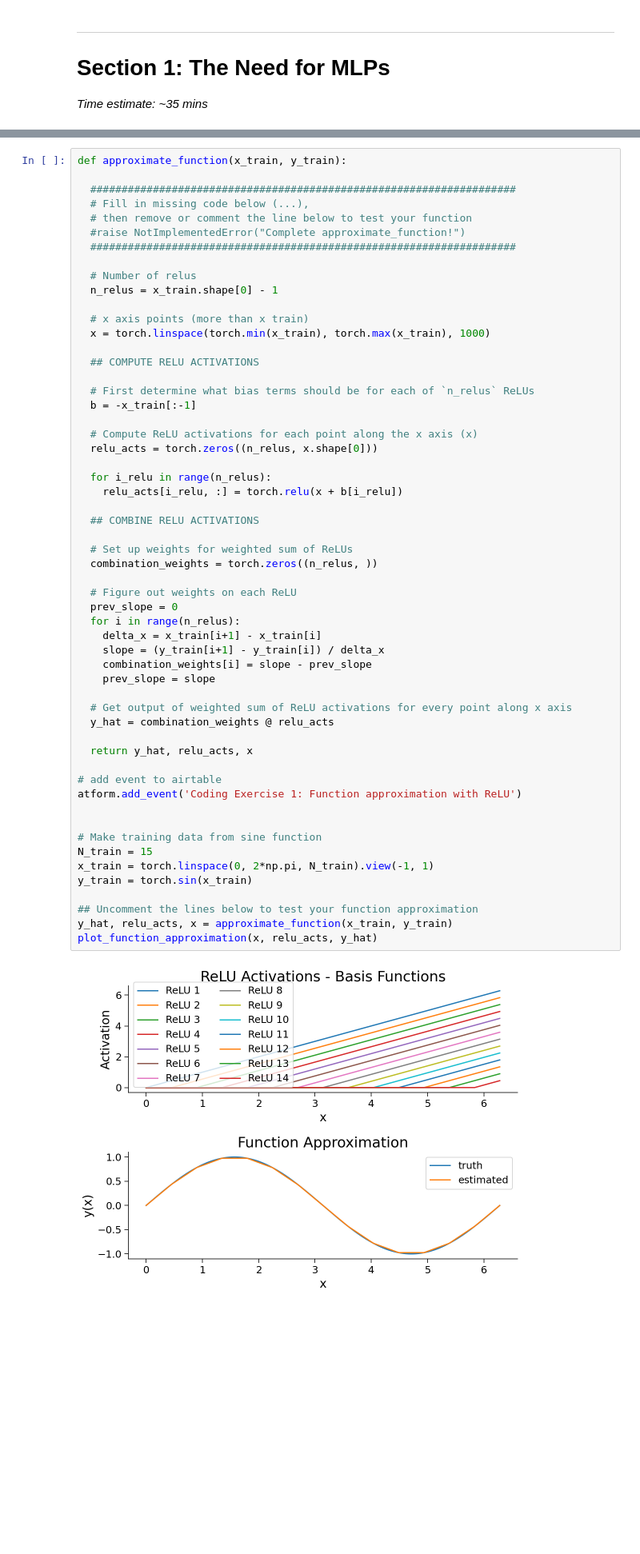
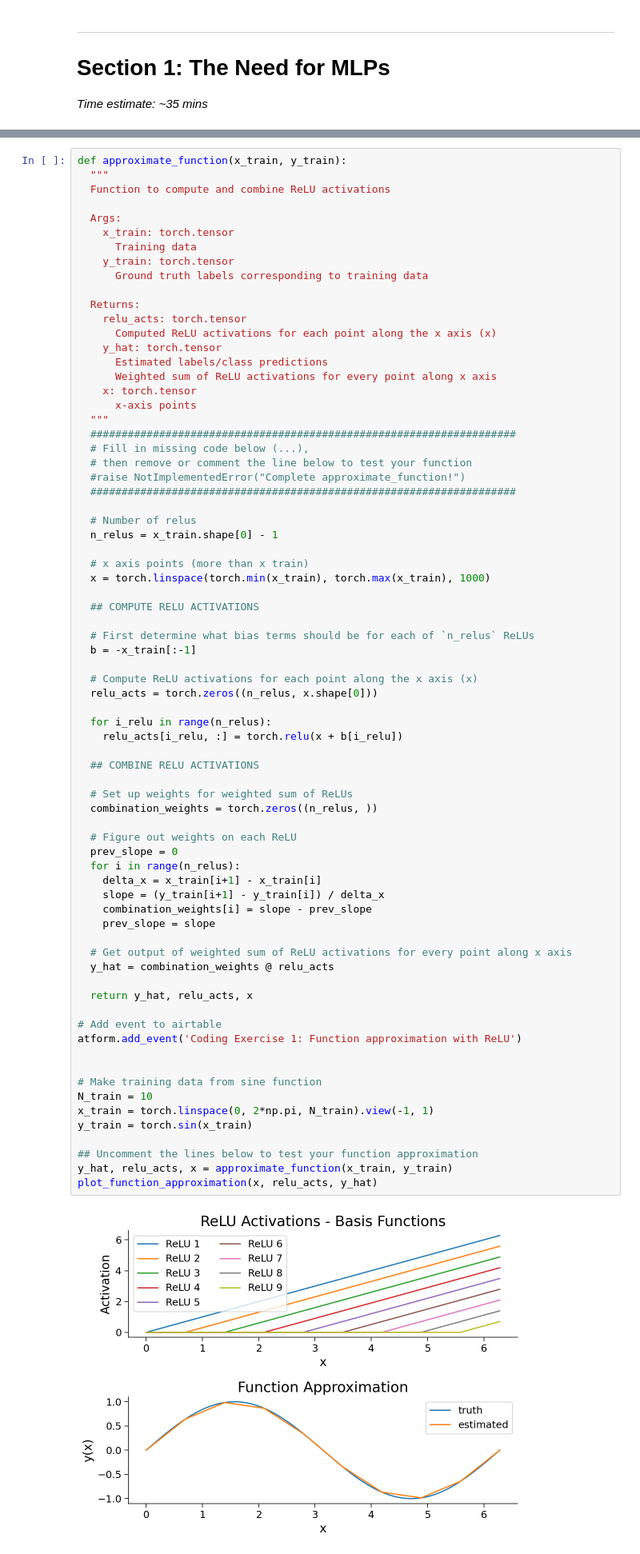
Before and after one commit to WeiShaoD/Deep_learning, a Jupyter notebook: tutorials/W1D3_MultiLayerPerceptrons/student/W1D3_Tutorial1.ipynb, the cells around one changed output, grey strips where cells are left out. Shown at 80% size. Saved outputs shown, nothing was run; the diff lists cells and outputs as text; blank space fills up the shorter version.

```diff
--- a/tutorials/W1D3_MultiLayerPerceptrons/student/W1D3_Tutorial1.ipynb
+++ b/tutorials/W1D3_MultiLayerPerceptrons/student/W1D3_Tutorial1.ipynb
@@ -273,7 +324,24 @@ y(x) = \text{max}(0,x+b)
 We then need to figure out the correct weights on each ReLU so the linear combination approximates the desired function.
 # %%
 def approximate_function(x_train, y_train):
+  """
+  Function to compute and combine ReLU activations
 
+  Args:
+    x_train: torch.tensor
+      Training data
+    y_train: torch.tensor
+      Ground truth labels corresponding to training data
+
+  Returns:
+    relu_acts: torch.tensor
+      Computed ReLU activations for each point along the x axis (x)
+    y_hat: torch.tensor
+      Estimated labels/class predictions
+      Weighted sum of ReLU activations for every point along x axis
+    x: torch.tensor
+      x-axis points
+  """
   ####################################################################
   # Fill in missing code below (...),
   # then remove or comment the line below to test your function
@@ -299,34 +367,34 @@ def approximate_function(x_train, y_train):
 
   ## COMBINE RELU ACTIVATIONS
 
   # Set up weights for weighted sum of ReLUs
   combination_weights = torch.zeros((n_relus, ))
 
   # Figure out weights on each ReLU
   prev_slope = 0
   for i in range(n_relus):
     delta_x = x_train[i+1] - x_train[i]
     slope = (y_train[i+1] - y_train[i]) / delta_x
     combination_weights[i] = slope - prev_slope
     prev_slope = slope
 
   # Get output of weighted sum of ReLU activations for every point along x axis
   y_hat = combination_weights @ relu_acts
 
   return y_hat, relu_acts, x
 
-# add event to airtable
+# Add event to airtable
 atform.add_event('Coding Exercise 1: Function approximation with ReLU')
 
 
 # Make training data from sine function
-N_train = 15
+N_train = 10
 x_train = torch.linspace(0, 2*np.pi, N_train).view(-1, 1)
 y_train = torch.sin(x_train)
 
 ## Uncomment the lines below to test your function approximation
 y_hat, relu_acts, x = approximate_function(x_train, y_train)
 plot_function_approximation(x, relu_acts, y_hat)
 # %% [output]
-[figure, old version]
+[figure, new version]
 # %% [markdown]
```
Also changed, not shown: parts of 52 cells of this notebook.
